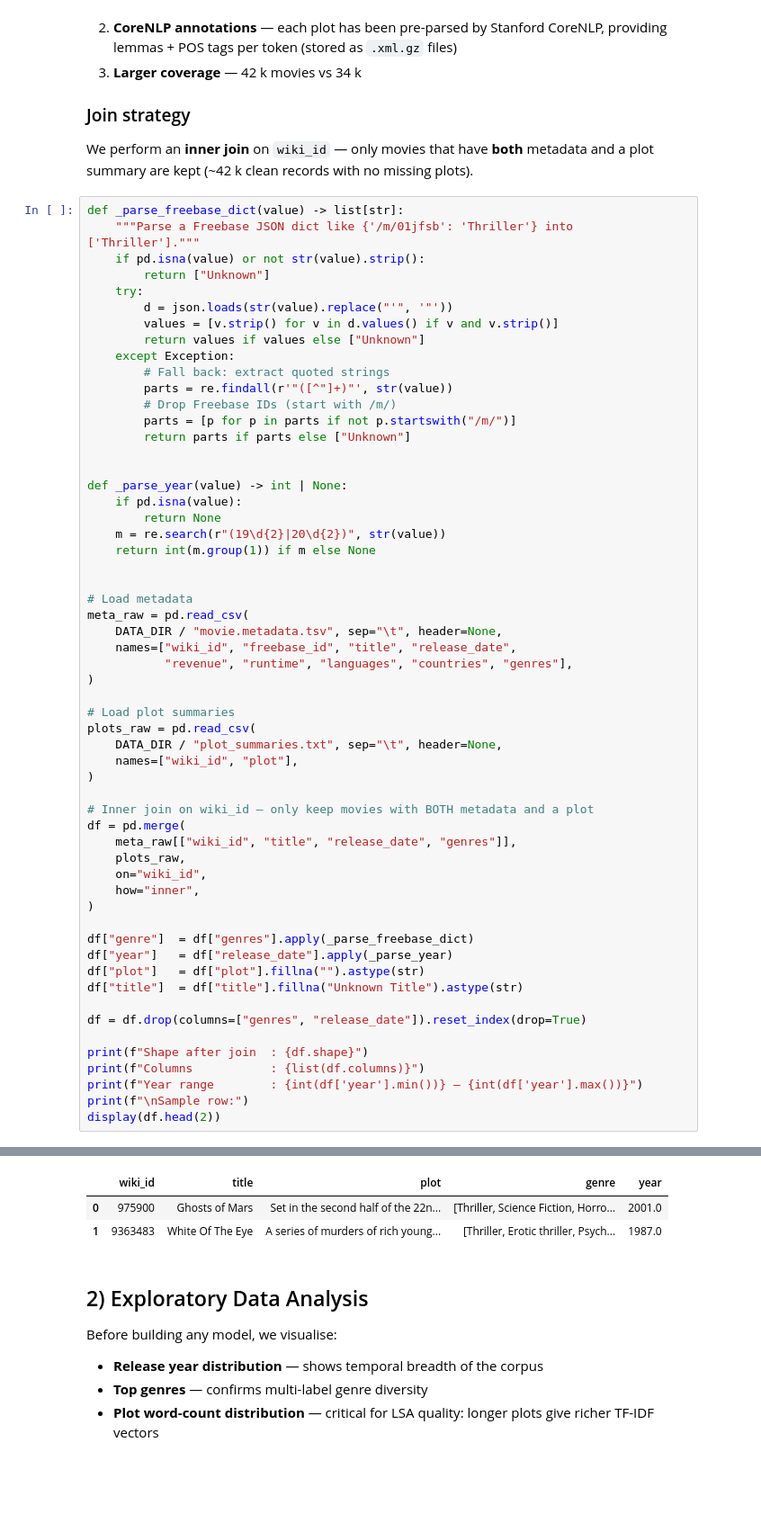
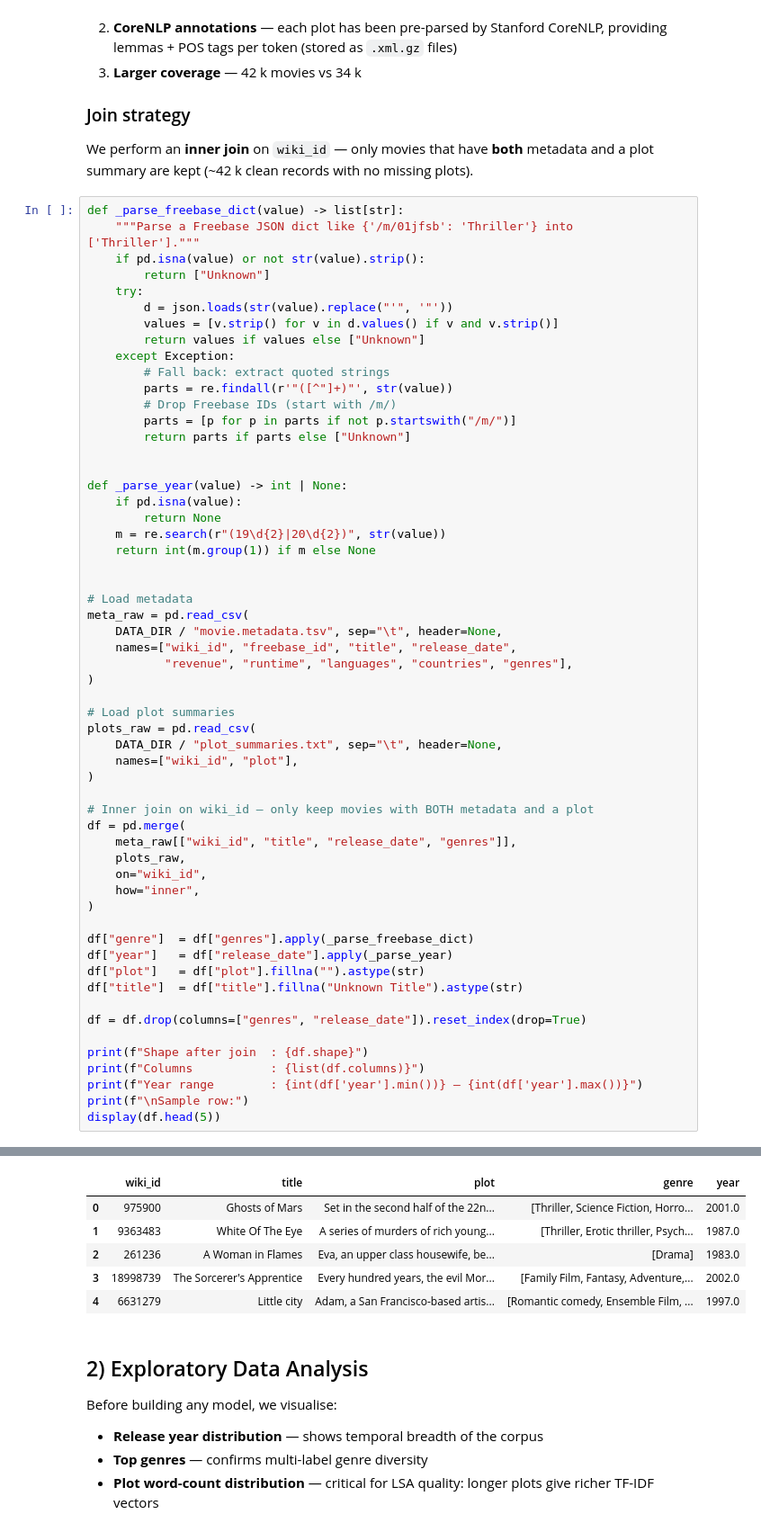
Before and after one commit to Parzival-IOI/svd_search_engine, a Jupyter notebook: notebooks/main_v2.ipynb, the cells around one changed output, grey strips where cells are left out. Shown at 90% size. Drawn from its saved outputs; the diff is of its cells as text; blank space fills up the shorter version.

```diff
--- a/notebooks/main_v2.ipynb
+++ b/notebooks/main_v2.ipynb
@@ -123,34 +123,37 @@ plots_raw = pd.read_csv(
 )
 
 # Inner join on wiki_id — only keep movies with BOTH metadata and a plot
 df = pd.merge(
     meta_raw[["wiki_id", "title", "release_date", "genres"]],
     plots_raw,
     on="wiki_id",
     how="inner",
 )
 
 df["genre"]  = df["genres"].apply(_parse_freebase_dict)
 df["year"]   = df["release_date"].apply(_parse_year)
 df["plot"]   = df["plot"].fillna("").astype(str)
 df["title"]  = df["title"].fillna("Unknown Title").astype(str)
 
 df = df.drop(columns=["genres", "release_date"]).reset_index(drop=True)
 
 print(f"Shape after join  : {df.shape}")
 print(f"Columns           : {list(df.columns)}")
 print(f"Year range        : {int(df['year'].min())} – {int(df['year'].max())}")
 print(f"\nSample row:")
-display(df.head(2))
+display(df.head(5))
 # %% [output]
 Shape after join  : (42204, 5)
 Columns           : ['wiki_id', 'title', 'plot', 'genre', 'year']
 Year range        : 1900 – 2014
 
 Sample row:
 |  | wiki_id | title | plot | genre | year |
 | 0 | 975900 | Ghosts of Mars | Set in the second half of the 22n... | [Thriller, Science Fiction, Horro... | 2001.0 |
 | 1 | 9363483 | White Of The Eye | A series of murders of rich young... | [Thriller, Erotic thriller, Psych... | 1987.0 |
+| 2 | 261236 | A Woman in Flames | Eva, an upper class housewife, be... | [Drama] | 1983.0 |
+| 3 | 18998739 | The Sorcerer's Apprentice | Every hundred years, the evil Mor... | [Family Film, Fantasy, Adventure,... | 2002.0 |
+| 4 | 6631279 | Little city | Adam, a San Francisco-based artis... | [Romantic comedy, Ensemble Film, ... | 1997.0 |
 # %% [markdown]
 ## 2) Exploratory Data Analysis
 
```
Also changed, not shown: 4 other files.
